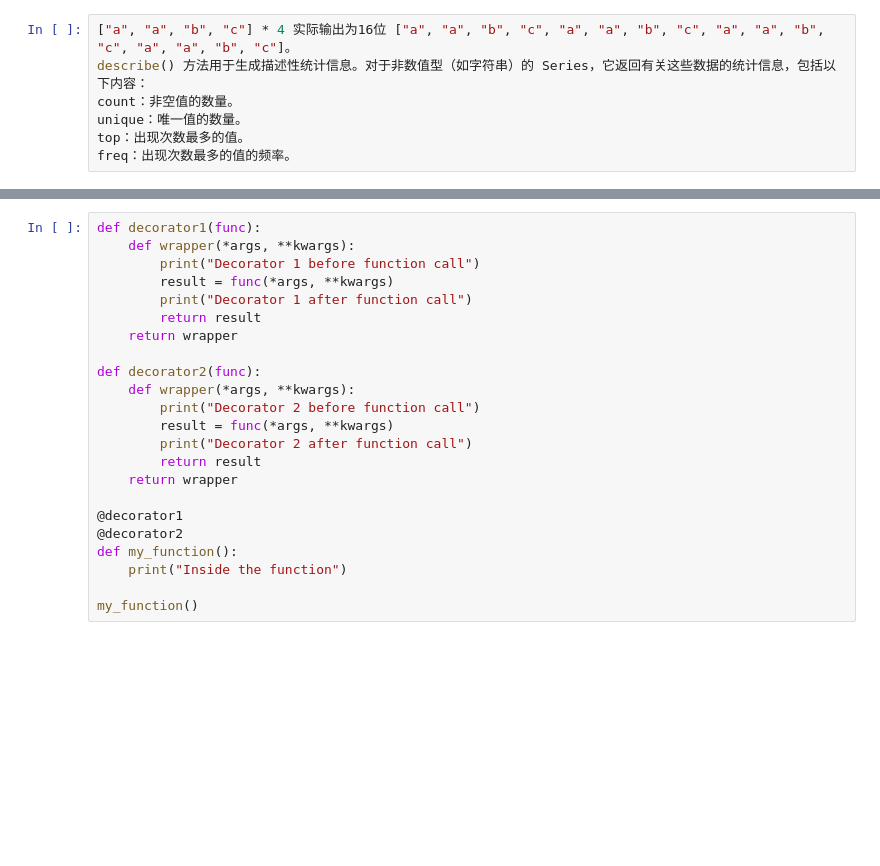
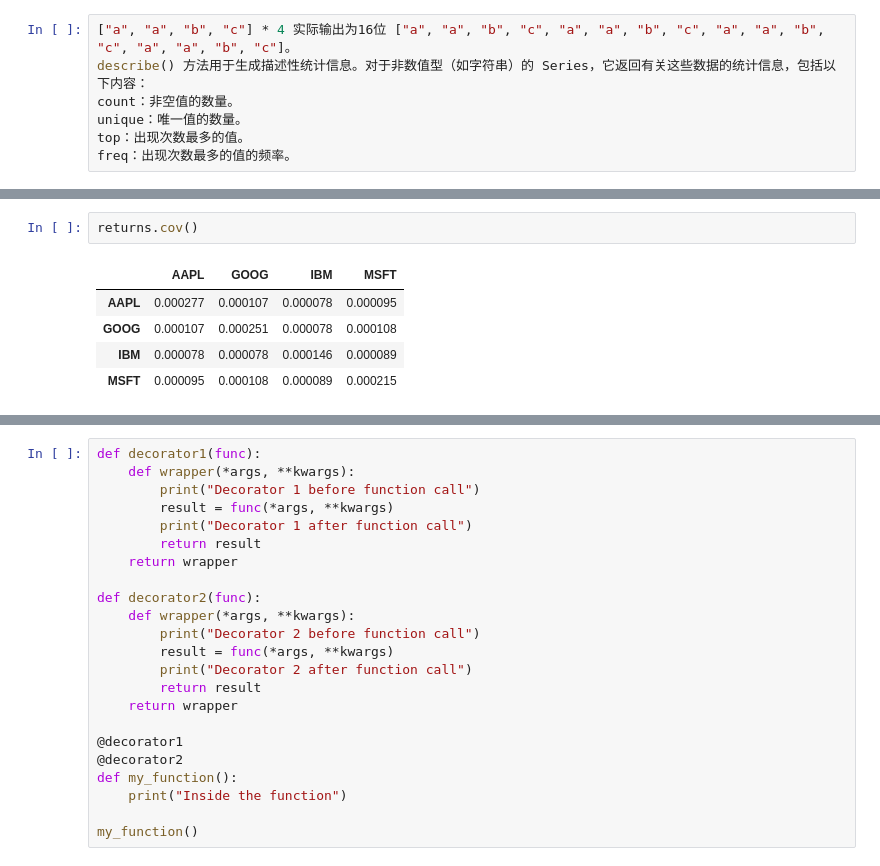
Before and after one commit to ZBC-pro/Using_Python_for_data_analysis, a Jupyter notebook: chapter_5/Pandas_Basic_Function.ipynb, the cells around one changed output, grey strips where cells are left out. Saved outputs shown, nothing was run; the diff lists cells and outputs as text; blank space fills up the shorter version.

```diff
--- a/chapter_5/Pandas_Basic_Function.ipynb
+++ b/chapter_5/Pandas_Basic_Function.ipynb
@@ -1575,0 +1645,8 @@ freq：出现次数最多的值的频率。
+# %%
+returns.cov()
+# %% [output]
+|  | AAPL | GOOG | IBM | MSFT |
+| AAPL | 0.000277 | 0.000107 | 0.000078 | 0.000095 |
+| GOOG | 0.000107 | 0.000251 | 0.000078 | 0.000108 |
+| IBM | 0.000078 | 0.000078 | 0.000146 | 0.000089 |
+| MSFT | 0.000095 | 0.000108 | 0.000089 | 0.000215 |
```
Also changed, not shown: parts of 32 cells of this notebook, 26 other files.
